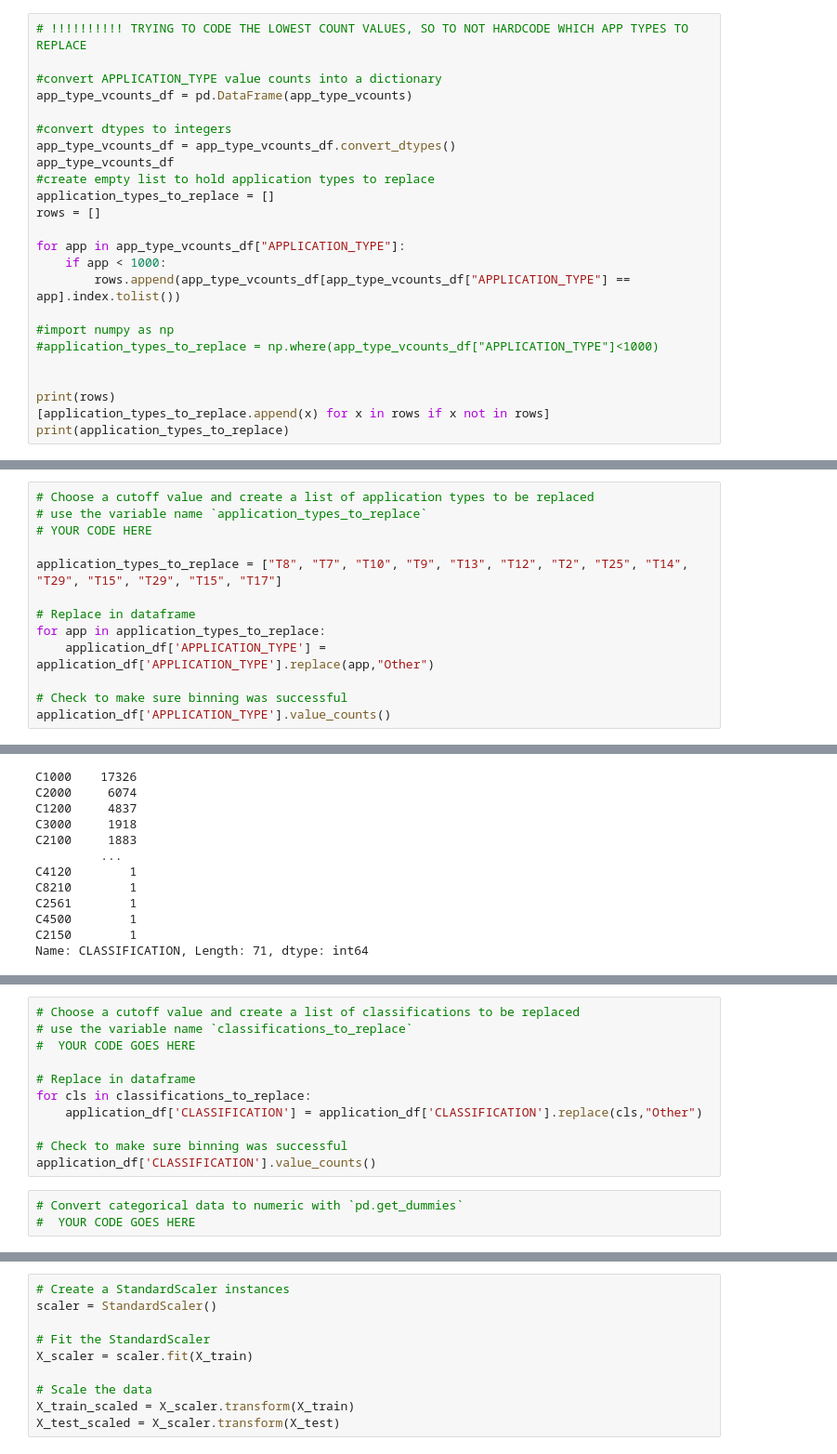
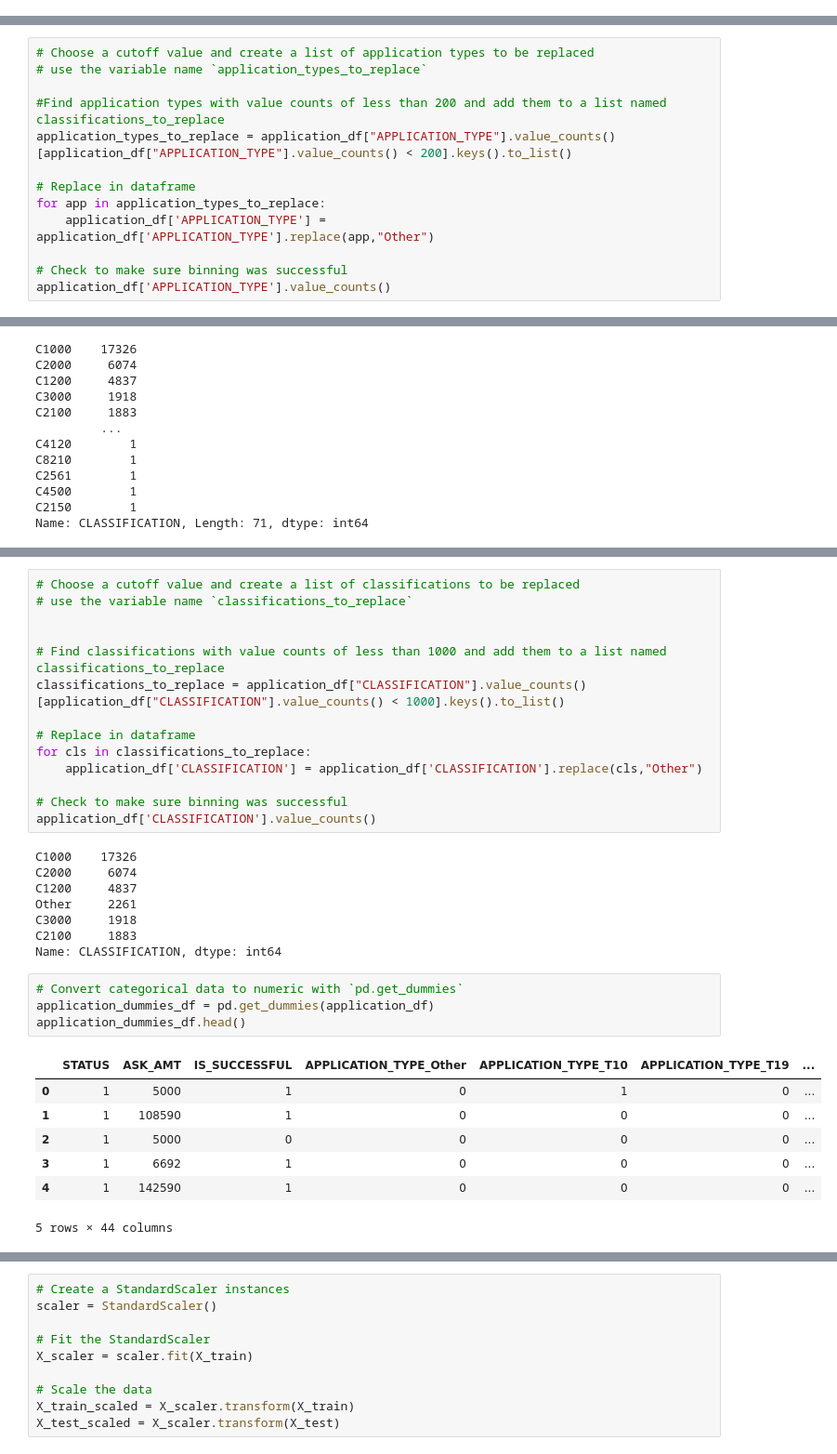
Before and after one commit to alanaadams/deep-learning-challenge, a Jupyter notebook: Starter_Code.ipynb, the cells around one changed output, grey strips where cells are left out. Shown at 93% size. Cells and saved outputs as stored; diff of their text form.

```diff
--- a/Starter_Code.ipynb
+++ b/Starter_Code.ipynb
@@ -68,27 +68,3 @@ T29        2
 T15        2
 T17        1
 Name: APPLICATION_TYPE, dtype: int64
-# %%
-# !!!!!!!!!! TRYING TO CODE THE LOWEST COUNT VALUES, SO TO NOT HARDCODE WHICH APP TYPES TO REPLACE
-
-#convert APPLICATION_TYPE value counts into a dictionary
-app_type_vcounts_df = pd.DataFrame(app_type_vcounts)
-
-#convert dtypes to integers
-app_type_vcounts_df = app_type_vcounts_df.convert_dtypes()
-app_type_vcounts_df
-#create empty list to hold application types to replace
-application_types_to_replace = []
-rows = []
-
-for app in app_type_vcounts_df["APPLICATION_TYPE"]:
-    if app < 1000:
-        rows.append(app_type_vcounts_df[app_type_vcounts_df["APPLICATION_TYPE"] == app].index.tolist())
-
-#import numpy as np
-#application_types_to_replace = np.where(app_type_vcounts_df["APPLICATION_TYPE"]<1000)
-
-
-print(rows)
-[application_types_to_replace.append(x) for x in rows if x not in rows]
-print(application_types_to_replace)
@@ -98,9 +71,9 @@ print(application_types_to_replace)
 # %%
 # Choose a cutoff value and create a list of application types to be replaced
 # use the variable name `application_types_to_replace`
-# YOUR CODE HERE
 
-application_types_to_replace = ["T8", "T7", "T10", "T9", "T13", "T12", "T2", "T25", "T14", "T29", "T15", "T29", "T15", "T17"]
+#Find application types with value counts of less than 200 and add them to a list named classifications_to_replace
+application_types_to_replace = application_df["APPLICATION_TYPE"].value_counts()[application_df["APPLICATION_TYPE"].value_counts() < 200].keys().to_list()
 
 # Replace in dataframe
 for app in application_types_to_replace:
@@ -158,7 +134,10 @@ Name: CLASSIFICATION, dtype: int64
 # %%
 # Choose a cutoff value and create a list of classifications to be replaced
 # use the variable name `classifications_to_replace`
-#  YOUR CODE GOES HERE
+
+
+# Find classifications with value counts of less than 1000 and add them to a list named classifications_to_replace
+classifications_to_replace = application_df["CLASSIFICATION"].value_counts()[application_df["CLASSIFICATION"].value_counts() < 1000].keys().to_list()
 
 # Replace in dataframe
 for cls in classifications_to_replace:
@@ -166,7 +145,24 @@ for cls in classifications_to_replace:
 
 # Check to make sure binning was successful
 application_df['CLASSIFICATION'].value_counts()
+# %% [output]
+C1000    17326
+C2000     6074
+C1200     4837
+Other     2261
+C3000     1918
+C2100     1883
+Name: CLASSIFICATION, dtype: int64
 # %%
 # Convert categorical data to numeric with `pd.get_dummies`
-#  YOUR CODE GOES HERE
+application_dummies_df = pd.get_dummies(application_df)
+application_dummies_df.head()
+# %% [output]
+|  | STATUS | ASK_AMT | IS_SUCCESSFUL | APPLICATION_TYPE_Other | APPLICATION_TYPE_T10 | APPLICATION_TYPE_T19 | ... |
+| 0 | 1 | 5000 | 1 | 0 | 1 | 0 | ... |
+| 1 | 1 | 108590 | 1 | 0 | 0 | 0 | ... |
+| 2 | 1 | 5000 | 0 | 0 | 0 | 0 | ... |
+| 3 | 1 | 6692 | 1 | 0 | 0 | 0 | ... |
+| 4 | 1 | 142590 | 1 | 0 | 0 | 0 | ... |
+5 rows × 44 columns
 # %%
```
Also changed, not shown: parts of 12 cells of this notebook, 2 other files.
